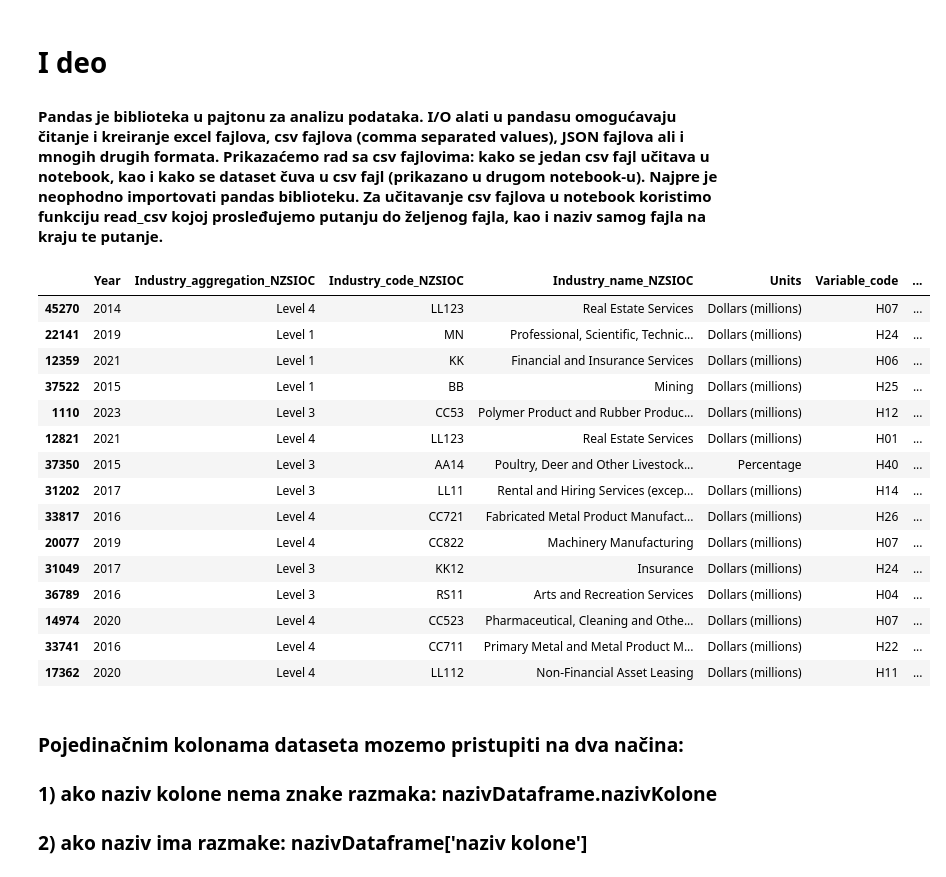
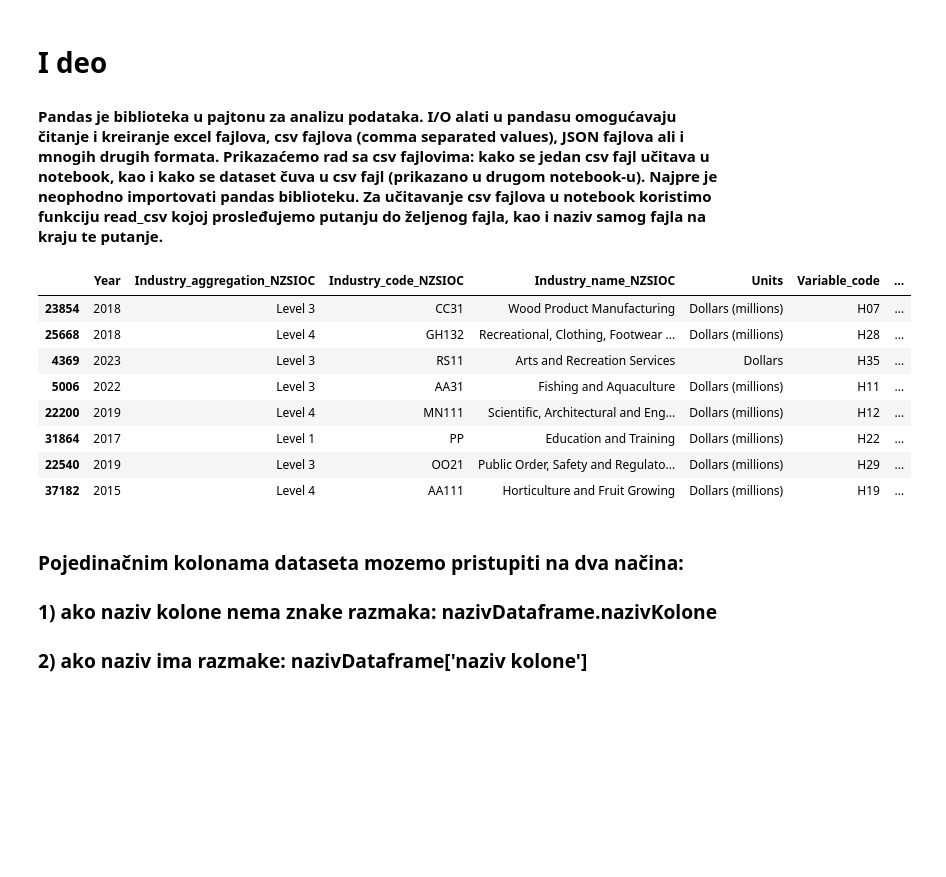
Before and after one commit to Niecmano/sempandas, a Jupyter notebook: notebooks/pandas1.ipynb, the cells around one changed output. Drawn from its saved outputs; the diff is of its cells as text; code cells hidden in the pictures; blank space fills up the shorter version.

```diff
--- a/notebooks/pandas1.ipynb
+++ b/notebooks/pandas1.ipynb
@@ -4,24 +4,17 @@
 # %%
 import pandas as pd
 df = pd.read_csv('../data/nzbiz.csv')
-df.sample(15)
+df.sample(8)
 # %% [output]
 |  | Year | Industry_aggregation_NZSIOC | Industry_code_NZSIOC | Industry_name_NZSIOC | Units | Variable_code | ... |
-| 45270 | 2014 | Level 4 | LL123 | Real Estate Services | Dollars (millions) | H07 | ... |
-| 22141 | 2019 | Level 1 | MN | Professional, Scientific, Technic... | Dollars (millions) | H24 | ... |
-| 12359 | 2021 | Level 1 | KK | Financial and Insurance Services | Dollars (millions) | H06 | ... |
-| 37522 | 2015 | Level 1 | BB | Mining | Dollars (millions) | H25 | ... |
-| 1110 | 2023 | Level 3 | CC53 | Polymer Product and Rubber Produc... | Dollars (millions) | H12 | ... |
-| 12821 | 2021 | Level 4 | LL123 | Real Estate Services | Dollars (millions) | H01 | ... |
-| 37350 | 2015 | Level 3 | AA14 | Poultry, Deer and Other Livestock... | Percentage | H40 | ... |
-| 31202 | 2017 | Level 3 | LL11 | Rental and Hiring Services (excep... | Dollars (millions) | H14 | ... |
-| 33817 | 2016 | Level 4 | CC721 | Fabricated Metal Product Manufact... | Dollars (millions) | H26 | ... |
-| 20077 | 2019 | Level 4 | CC822 | Machinery Manufacturing | Dollars (millions) | H07 | ... |
-| 31049 | 2017 | Level 3 | KK12 | Insurance | Dollars (millions) | H24 | ... |
-| 36789 | 2016 | Level 3 | RS11 | Arts and Recreation Services | Dollars (millions) | H04 | ... |
-| 14974 | 2020 | Level 4 | CC523 | Pharmaceutical, Cleaning and Othe... | Dollars (millions) | H07 | ... |
-| 33741 | 2016 | Level 4 | CC711 | Primary Metal and Metal Product M... | Dollars (millions) | H22 | ... |
-| 17362 | 2020 | Level 4 | LL112 | Non-Financial Asset Leasing | Dollars (millions) | H11 | ... |
+| 23854 | 2018 | Level 3 | CC31 | Wood Product Manufacturing | Dollars (millions) | H07 | ... |
+| 25668 | 2018 | Level 4 | GH132 | Recreational, Clothing, Footwear ... | Dollars (millions) | H28 | ... |
+| 4369 | 2023 | Level 3 | RS11 | Arts and Recreation Services | Dollars | H35 | ... |
+| 5006 | 2022 | Level 3 | AA31 | Fishing and Aquaculture | Dollars (millions) | H11 | ... |
+| 22200 | 2019 | Level 4 | MN111 | Scientific, Architectural and Eng... | Dollars (millions) | H12 | ... |
+| 31864 | 2017 | Level 1 | PP | Education and Training | Dollars (millions) | H22 | ... |
+| 22540 | 2019 | Level 3 | OO21 | Public Order, Safety and Regulato... | Dollars (millions) | H29 | ... |
+| 37182 | 2015 | Level 4 | AA111 | Horticulture and Fruit Growing | Dollars (millions) | H19 | ... |
 # %% [markdown]
 ### Pojedinačnim kolonama dataseta mozemo pristupiti na dva načina:
 ### 1) ako naziv kolone nema znake razmaka: nazivDataframe.nazivKolone
```
Also changed, not shown: 3 other files.
